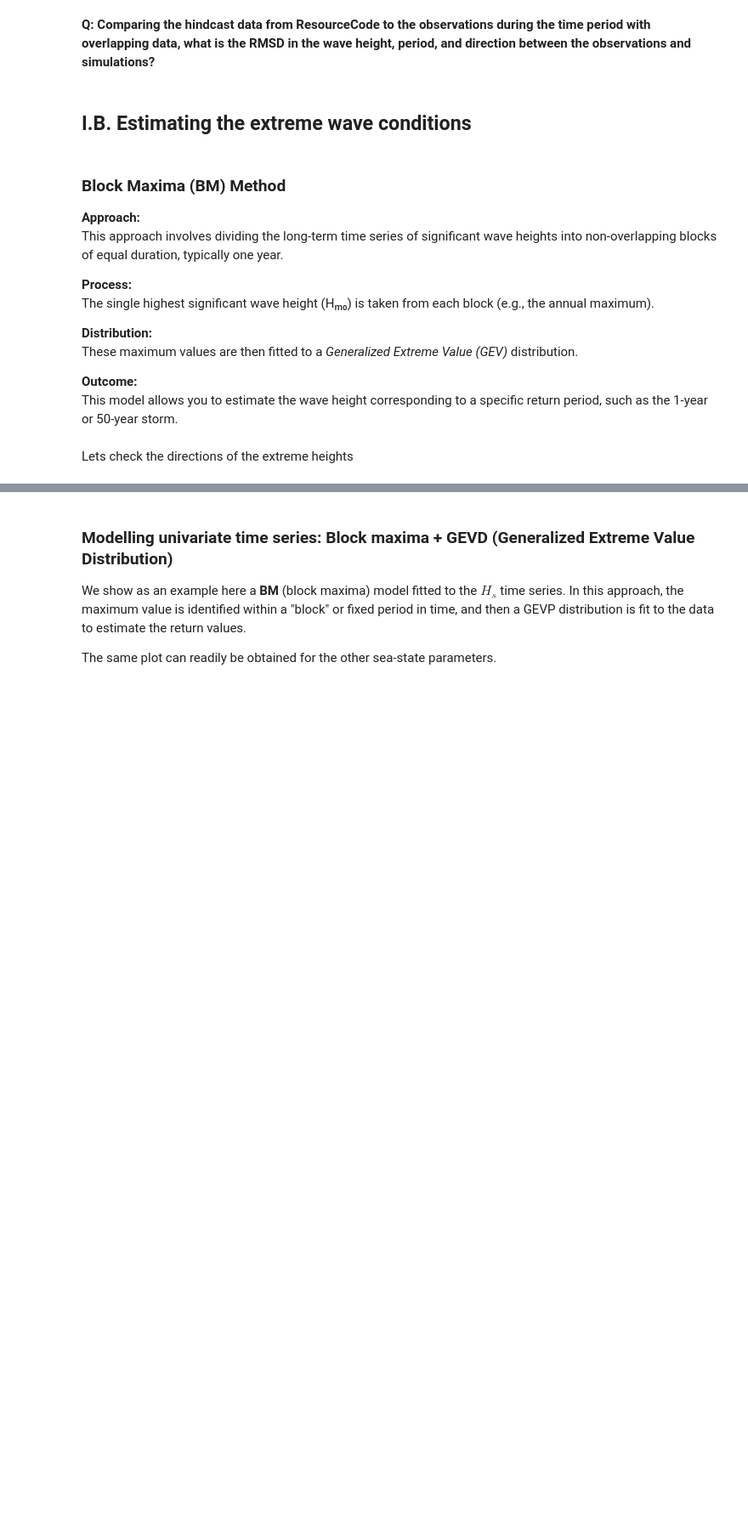
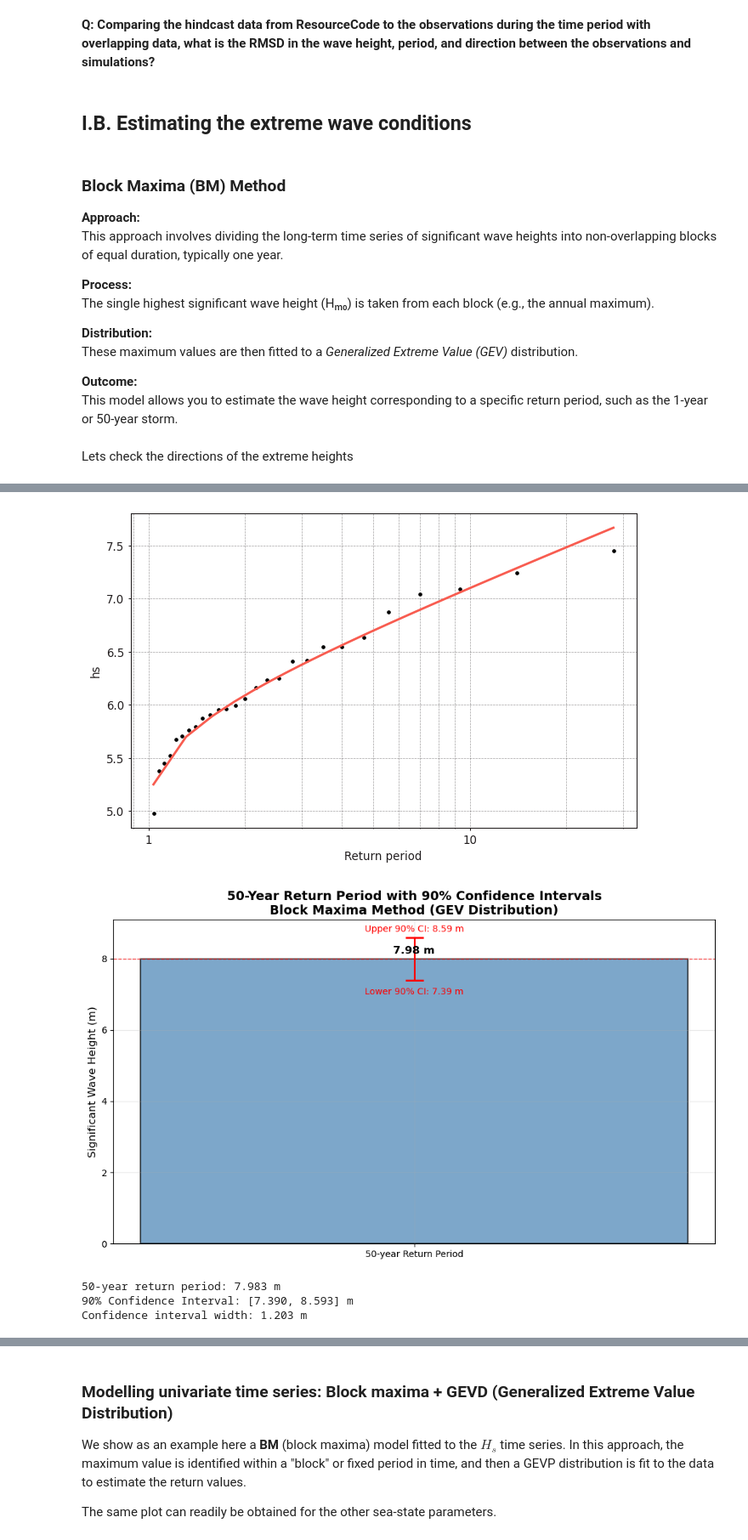
Before and after one commit to Lucaschikashy/sea-states_project_bretagne, a Jupyter notebook: index_project_EVA_1.ipynb, the cells around one changed output, grey strips where cells are left out. Shown at 85% size. Saved outputs shown, nothing was run; the diff lists cells and outputs as text; code cells hidden in the pictures; blank space fills up the shorter version.

Commit message:
added the return period plot

```diff
--- a/index_project_EVA_1.ipynb
+++ b/index_project_EVA_1.ipynb
@@ -1155,3 +1276,63 @@ plt.show()
 # %%
 # lets execute GEV fit on the extremes
 model.fit_model()
+# %%
+# Calculate return values for 1-year and 50-year periods
+T_years = [1, 50]
+
+summary = model.get_summary(T_years, return_period_size="365.2425D", alpha=0.95)
+#print(f"1-year return value: {return_values[0]:.2f} m")
+#print(f"50-year return value: {return_values[1]:.2f} m")
+
+# Plot the return value plot
+model.plot_return_values()
+
+
+# Create a focused plot for 50-year return period with confidence intervals
+fig, ax = plt.subplots(1, 1, figsize=(10, 6))
+
+# Get the 50-year return value and confidence intervals
+return_50 = summary.loc[50, 'return value']
+lower_50 = summary.loc[50, 'lower ci']
+upper_50 = summary.loc[50, 'upper ci']
+
+# Create a bar plot for the 50-year return period
+bars = ax.bar(['50-year Return Period'], [return_50],
+              color='steelblue', alpha=0.7, edgecolor='black', linewidth=1.5)
+
+# Add error bars for confidence intervals
+ax.errorbar(['50-year Return Period'], [return_50],
+           yerr=[[return_50 - lower_50], [upper_50 - return_50]],
+           fmt='none', color='red', capsize=10, capthick=2, linewidth=2)
+
+# Add text annotations
+ax.text(0, return_50 + 0.1, f'{return_50:.2f} m', ha='center', va='bottom',
+        fontsize=12, fontweight='bold')
+ax.text(0, upper_50 + 0.1, f'Upper 90% CI: {upper_50:.2f} m', ha='center', va='bottom',
+        fontsize=10, color='red')
+ax.text(0, lower_50 - 0.2, f'Lower 90% CI: {lower_50:.2f} m', ha='center', va='top',
+        fontsize=10, color='red')
+
+# Customize the plot
+ax.set_ylabel('Significant Wave Height (m)', fontsize=12)
+ax.set_title('50-Year Return Period with 90% Confidence Intervals\nBlock Maxima Method (GEV Distribution)',
+             fontsize=14, fontweight='bold')
+ax.grid(True, alpha=0.3)
+ax.set_ylim(0, upper_50 + 0.5)
+
+# Add a horizontal line for reference
+ax.axhline(y=return_50, color='red', linestyle='--', alpha=0.7, linewidth=1)
+
+plt.tight_layout()
+plt.savefig('graphs/50_year_return_period_confidence.png', dpi=200, bbox_inches='tight')
+plt.show()
+
+print(f"50-year return period: {return_50:.3f} m")
+print(f"90% Confidence Interval: [{lower_50:.3f}, {upper_50:.3f}] m")
+print(f"Confidence interval width: {upper_50 - lower_50:.3f} m")
+# %% [output]
+[figure, added]
+[figure, added]
+50-year return period: 7.983 m
+90% Confidence Interval: [7.390, 8.593] m
+Confidence interval width: 1.203 m
```
Also changed, not shown: parts of 24 cells of this notebook, 10 other files.
